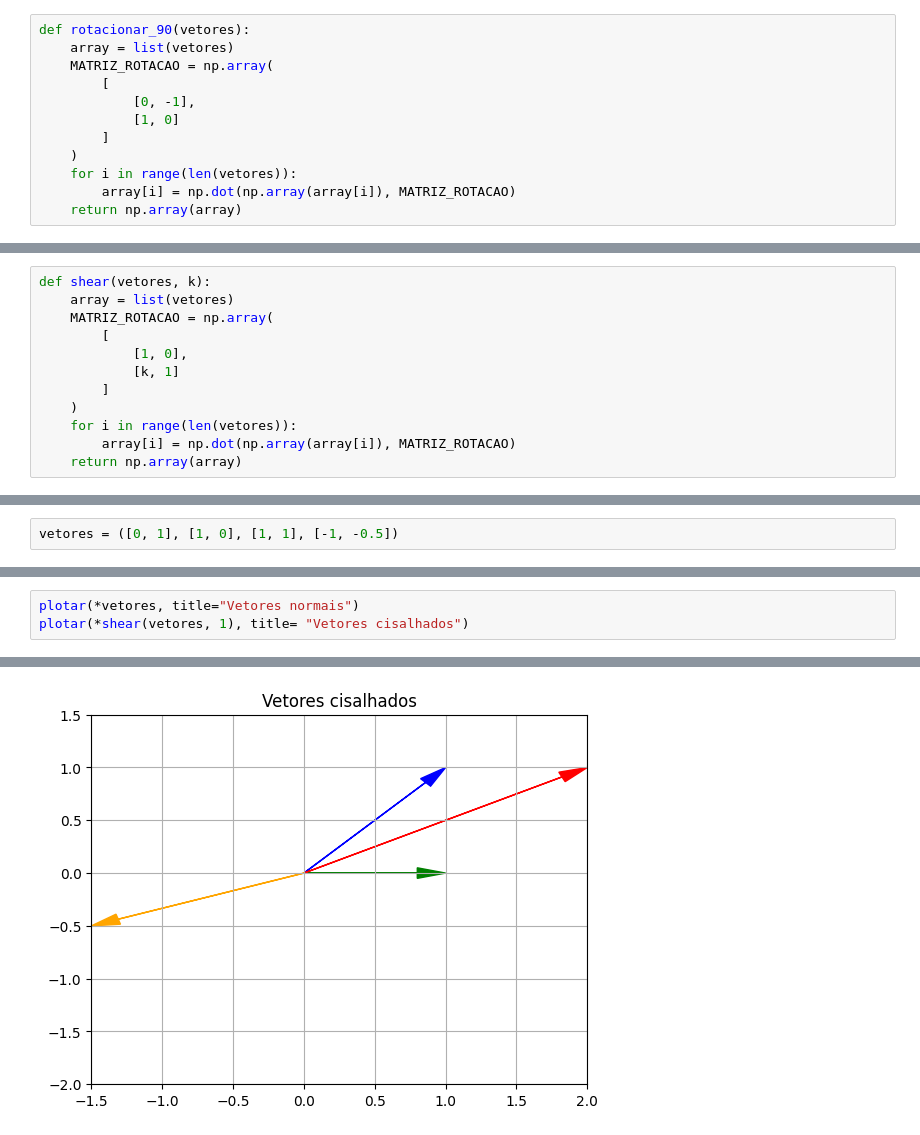
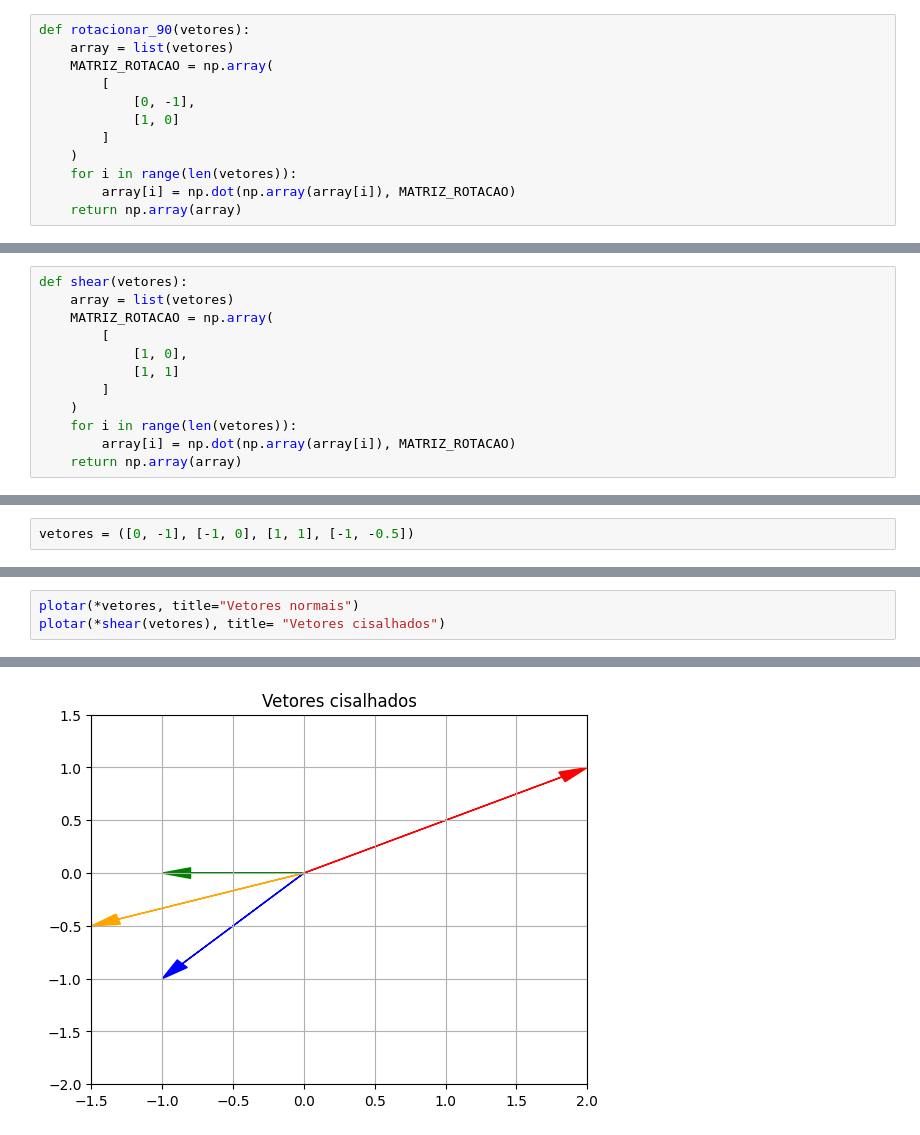
Before and after one commit to Gian-Figueiredo/mat-comp, a Jupyter notebook: atv1.ipynb, the cells around one changed output, grey strips where cells are left out. Cells and saved outputs as stored; diff of their text form.

```diff
--- a/atv1.ipynb
+++ b/atv1.ipynb
@@ -32,10 +40,10 @@ def rotacionar_90(vetores):
 # %%
-def shear(vetores, k):
+def shear(vetores):
     array = list(vetores)
     MATRIZ_ROTACAO = np.array(
         [
             [1, 0],
-            [k, 1]
+            [1, 1]
         ]
     )
     for i in range(len(vetores)):
@@ -44,2 +54,2 @@ def shear(vetores, k):
 # %%
-vetores = ([0, 1], [1, 0], [1, 1], [-1, -0.5])
+vetores = ([0, -1], [-1, 0], [1, 1], [-1, -0.5])
@@ -52,4 +64,4 @@ plotar(*rotacionar_90(vetores), title= "Vetores Rotacionados")
 # %%
 plotar(*vetores, title="Vetores normais")
-plotar(*shear(vetores, 1), title= "Vetores cisalhados")
+plotar(*shear(vetores), title= "Vetores cisalhados")
 # %% [output]
@@ -57 +69 @@ plotar(*shear(vetores, 1), title= "Vetores cisalhados")
-[figure, old version]
+[figure, new version]
```
Also changed, not shown: parts of 17 cells of this notebook, 1 other file.
